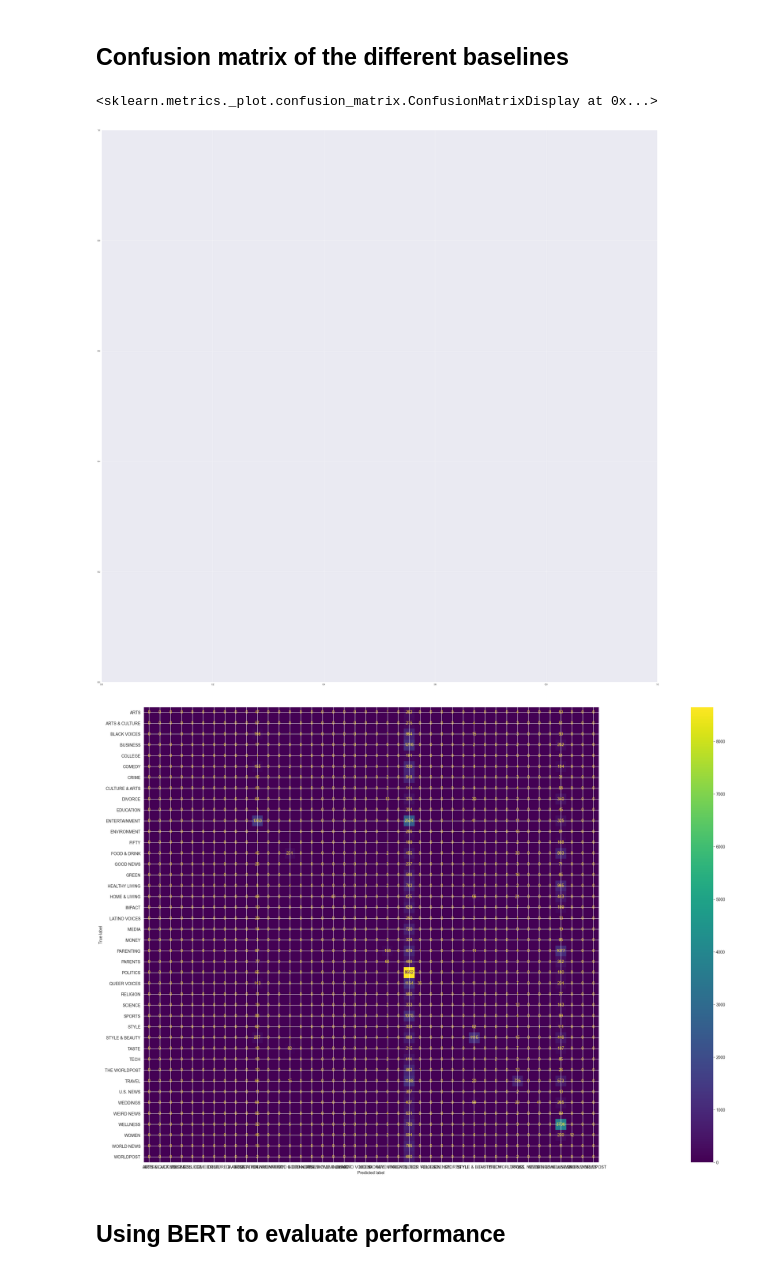
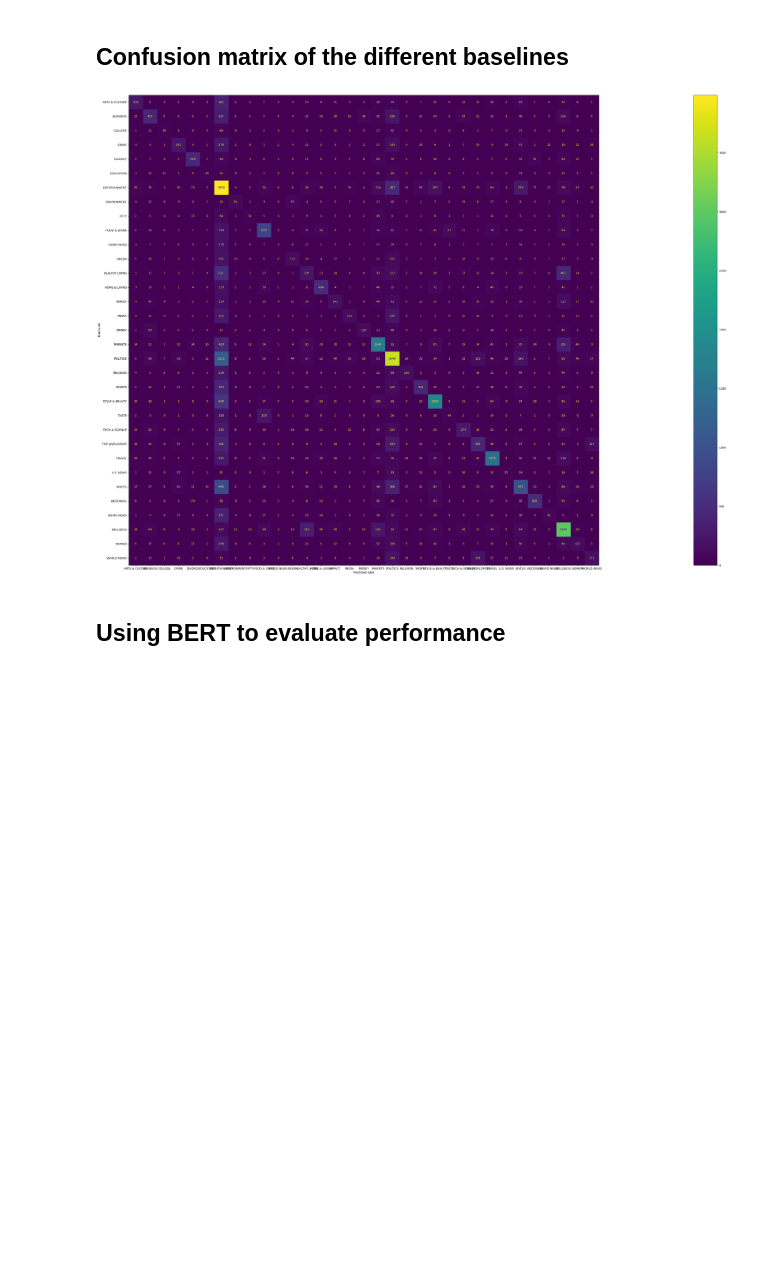
Before and after one commit to Znarvl/TDDE16_project, a Jupyter notebook: Project.ipynb, the cells around one changed output. Cells and saved outputs as stored; diff of their text form; code cells hidden in the pictures; blank space fills up the shorter version.

Commit message:
created an undersample of politics category, merged some categories that were similar, made the confusion matrix larger

```diff
--- a/Project.ipynb
+++ b/Project.ipynb
@@ -50,0 +77,13 @@ It appears that the dataset is ubalanced with 35k topcis regarding politics and
+# %%
+#remove some of the politics to create more even dataset
+def undersample(party):
+    category = df[df.category == party].index
+    random_indices = np.random.choice(category, 24000, replace=False)
+    return df.loc[random_indices]
+politics = undersample('POLITICS')
+
+
+df = df.drop(df[df.category == "POLITICS"].index)
+frames = [df, politics]
+
+df = pd.concat(frames)
@@ -138,7 +185,7 @@ CULTURE & ARTS       0.01      0.01      0.01       872
 from sklearn.linear_model import LogisticRegression
 from sklearn.feature_extraction.text import CountVectorizer
 
-pipe = Pipeline([('countVec', CountVectorizer()), ('logisticReg', LogisticRegression(max_iter=1000))])
+pipe = Pipeline([('countVec', CountVectorizer()), ('logisticReg', LogisticRegression(max_iter=400))])
 pipe.fit(X_train, y_train)
 prediction = pipe.predict(X_test)
 print(classification_report(y_test ,prediction))
@@ -165,14 +219,18 @@ CULTURE & ARTS       0.30      0.16      0.21       257
 # %%
 from sklearn.metrics import confusion_matrix
 from sklearn.metrics import plot_confusion_matrix
 import matplotlib.pyplot as plt
-import numpy as np
 
-fig, ax = plt.subplots(figsize=(50, 50))
-plot_confusion_matrix(pipe, X_test, y_test)
+import seaborn as sns
+
+fig, ax = plt.subplots(figsize=(120, 30))
+plot_confusion_matrix(
+    pipe,  # Fitted estimator (it must have been fit)
+    X_test,
+    y_test,  # test sets
+    ax=ax,
+);
 # %% [output]
-<sklearn.metrics._plot.confusion_matrix.ConfusionMatrixDisplay at 0x...>
-[figure, old version]
+[figure, new version]
-[figure, removed]
 # %% [markdown]
 ## Using BERT to evaluate performance
```
Also changed, not shown: parts of 8 cells of this notebook.
